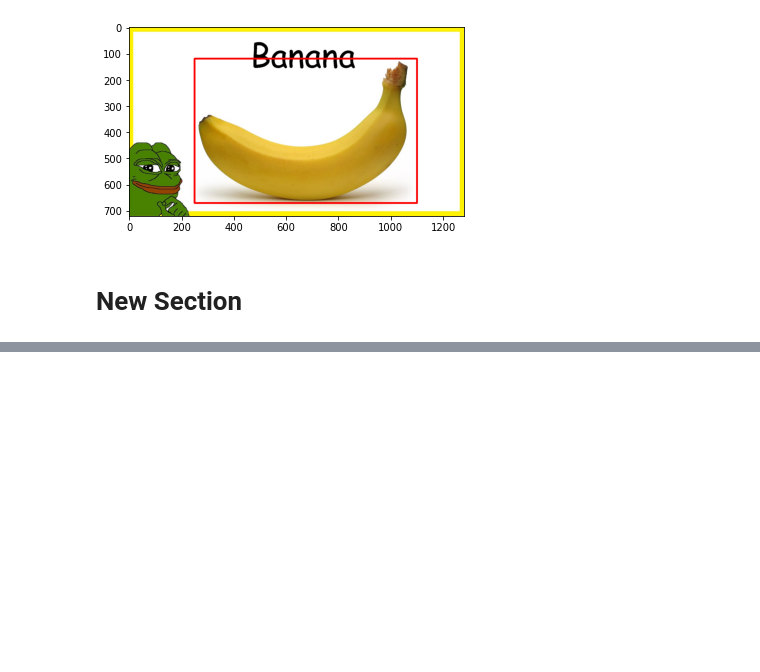
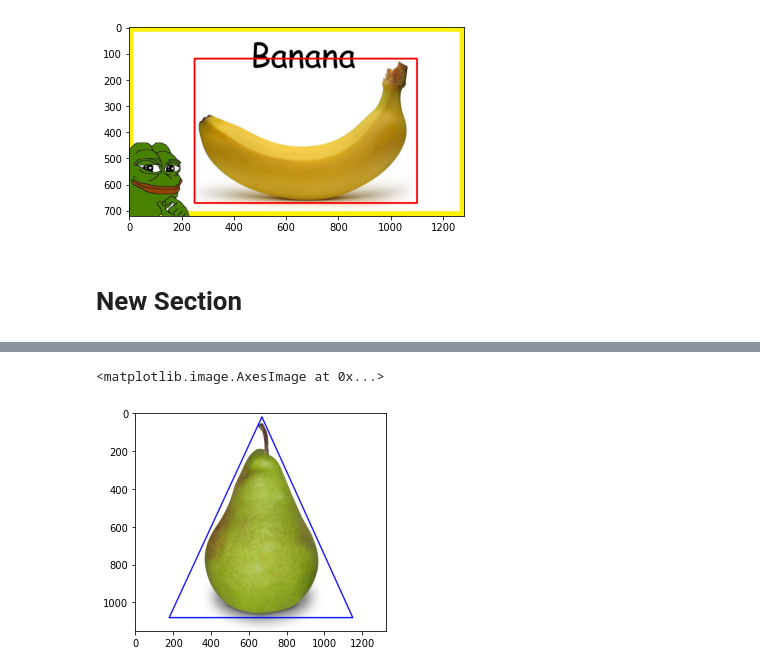
Before and after one commit to JurijJusel/Image, a Jupyter notebook: image.ipynb, the cells around one changed output, grey strips where cells are left out. Cells and saved outputs as stored; diff of their text form; code cells hidden in the pictures; blank space fills up the shorter version.

```diff
--- a/image.ipynb
+++ b/image.ipynb
@@ -43,0 +55,25 @@ plt.imshow(img2)
+# %%
+p1 = (670, 20)
+p2 = (180, 1080)
+p3 = (1150, 1080)
+img3 = cv2.cvtColor(img3, cv2.COLOR_BGR2RGB)
+# Drawing the triangle with the help of lines
+#  on the black window With given points
+# cv2.line is the inbuilt function in opencv library
+cv2.line(img3, p1, p2, (0, 0, 255), 5)
+cv2.line(img3, p2, p3, (0, 0, 255), 5)
+cv2.line(img3, p1, p3, (0, 0, 255), 5)
+
+# finding centroid using the following formula
+# (X, Y) = (x1 + x2 + x3//3, y1 + y2 + y3//3)
+centroid = ((p1[0]+p2[0]+p3[0])//3, (p1[1]+p2[1]+p3[1])//3)
+
+# Drawing the centroid on the window
+cv2.circle(img3, centroid, 4, (0, 255, 0))
+plt.imshow(img3)
+# image is the title of the window
+# cv2.imshow("image", img)
+# cv2.waitKey(0)
+# %% [output]
+<matplotlib.image.AxesImage at 0x...>
+[figure, added]
```
Also changed, not shown: parts of 2 cells of this notebook.
